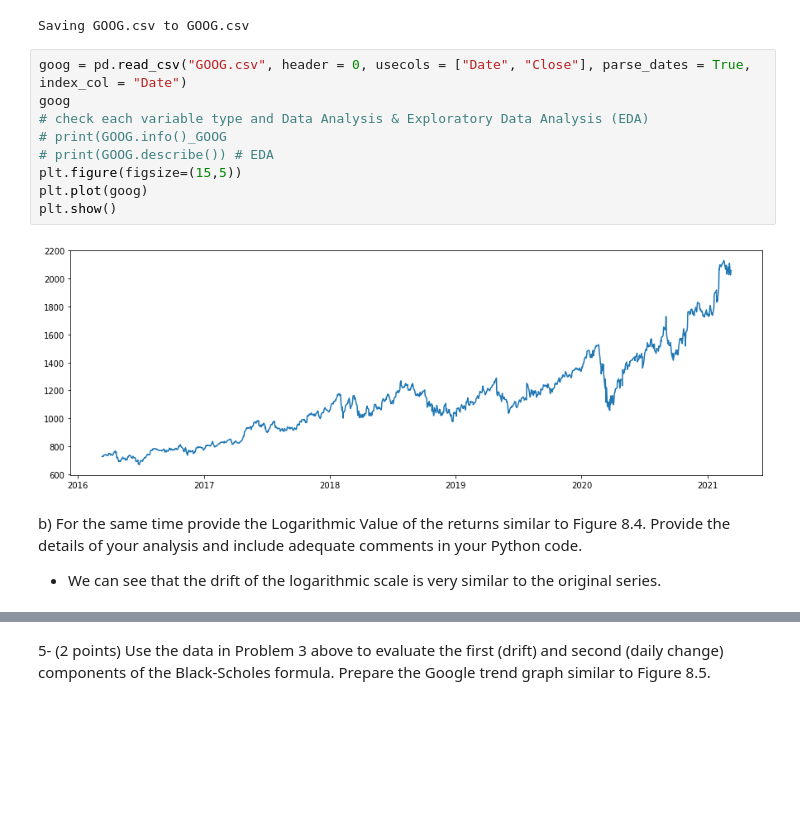
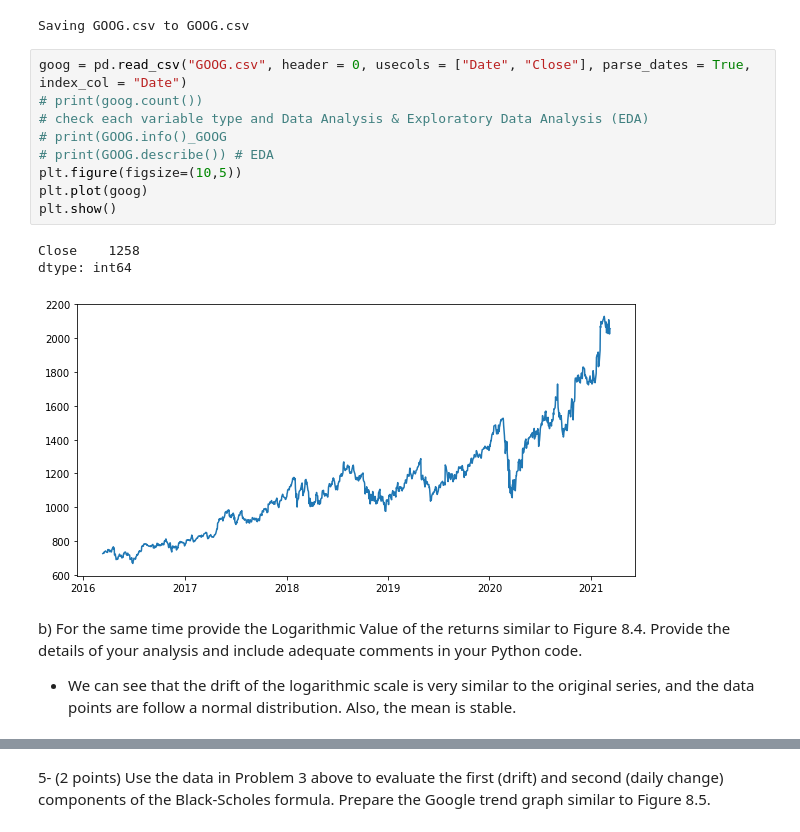
Before and after one commit to twyunting/CSC-632_Intro-to-Simulation-and-Modeling, a Jupyter notebook: homeworks/hw3/CSC-632 HW3_Yunting Chiu.ipynb, the cells around one changed output, grey strips where cells are left out. Cells and saved outputs as stored; diff of their text form; blank space fills up the shorter version.

```diff
--- a/homeworks/hw3/CSC-632 HW3_Yunting Chiu.ipynb
+++ b/homeworks/hw3/CSC-632 HW3_Yunting Chiu.ipynb
@@ -78,18 +78,20 @@ upload = files.upload()
 Saving GOOG.csv to GOOG.csv
 # %%
 goog = pd.read_csv("GOOG.csv", header = 0, usecols = ["Date", "Close"], parse_dates = True, index_col = "Date")
-goog
+# print(goog.count())
 # check each variable type and Data Analysis & Exploratory Data Analysis (EDA)
 # print(GOOG.info()_GOOG
 # print(GOOG.describe()) # EDA
-plt.figure(figsize=(15,5))
+plt.figure(figsize=(10,5))
 plt.plot(goog)
 plt.show()
 # %% [output]
+Close    1258
+dtype: int64
-[figure, old version]
+[figure, new version]
 # %% [markdown]
 b) For the same time provide the Logarithmic Value of the returns similar to Figure 8.4. Provide the details of your analysis and include adequate comments in your Python code.
-- We can see that the drift of the logarithmic scale is very similar to the original series.
+- We can see that the drift of the logarithmic scale is very similar to the original series, and the data points are follow a normal distribution. Also, the mean is stable.
 # %%
 # percentage change between the current and a prior element
 googPctChange = goog.pct_change()
```
Also changed, not shown: parts of 4 cells of this notebook, 1 other file.
